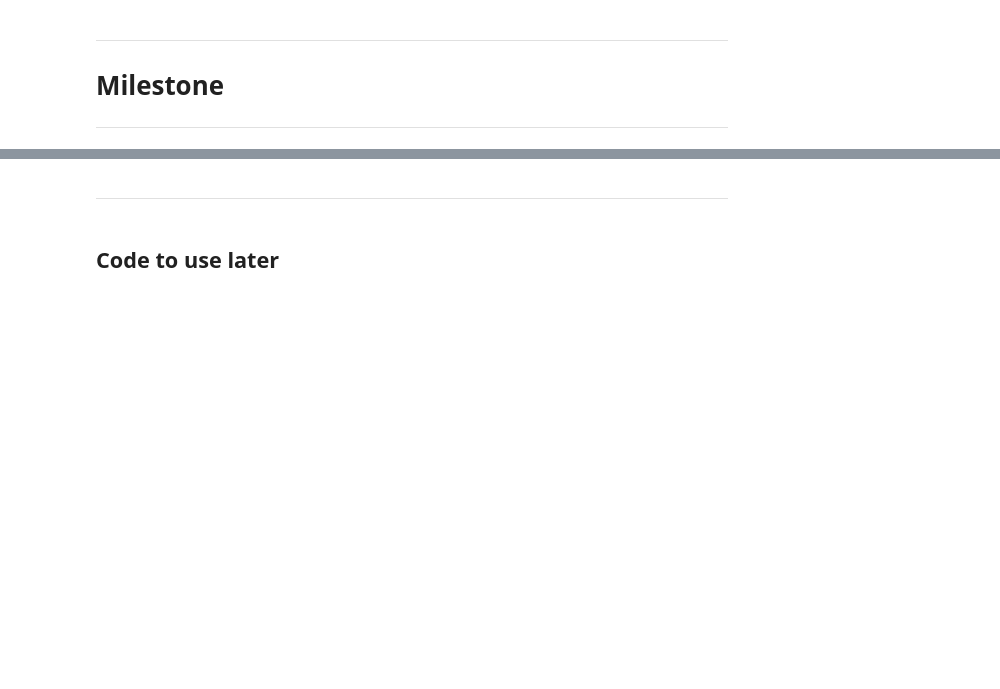
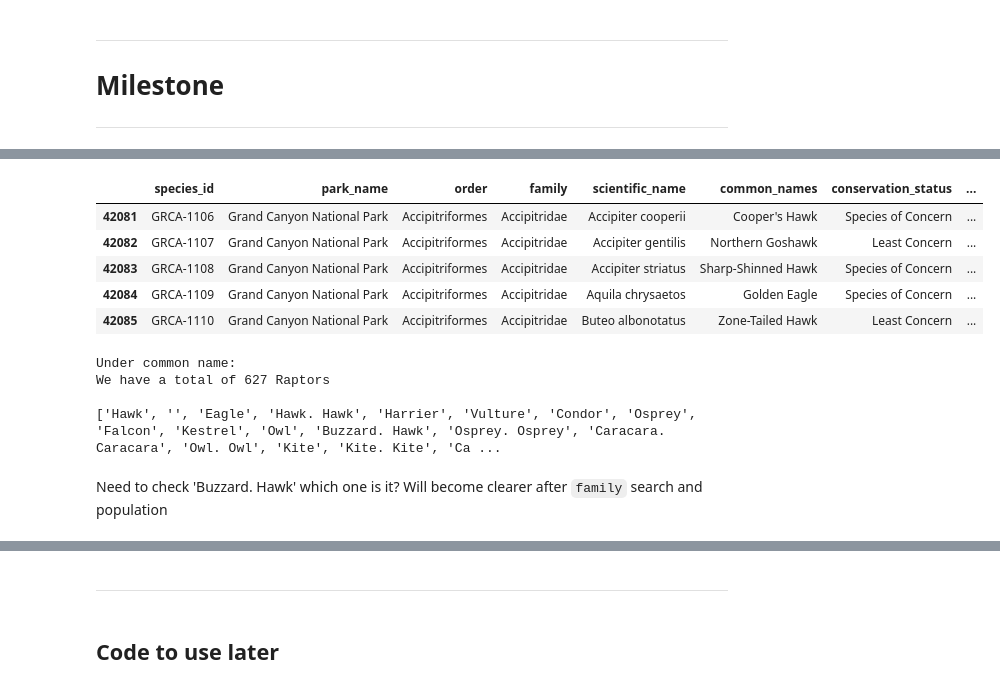
Before and after one commit to pineapple-bois/Biodiversity-In-National-Parks-Real-World, a Jupyter notebook: biodiversity.ipynb, the cells around one changed output, grey strips where cells are left out. Drawn from its saved outputs; the diff is of its cells as text; code cells hidden in the pictures; blank space fills up the shorter version.

```diff
--- a/biodiversity.ipynb
+++ b/biodiversity.ipynb
@@ -526,3 +535,24 @@ Create two new columns `raptor_common` and `raptor_sci_fam` appending value of l
 # %%
+# We do an exact match search
 sw_birds['raptor_common'] = sw_birds.common_names.str.findall('({0})'.format('|'.join(birds_of_prey)))
 sw_birds['raptor_common'] = sw_birds['raptor_common'].apply('. '.join)
+sw_birds.head()
+# %% [output]
+|  | species_id | park_name | order | family | scientific_name | common_names | conservation_status | ... |
+| 42081 | GRCA-1106 | Grand Canyon National Park | Accipitriformes | Accipitridae | Accipiter cooperii | Cooper's Hawk | Species of Concern | ... |
+| 42082 | GRCA-1107 | Grand Canyon National Park | Accipitriformes | Accipitridae | Accipiter gentilis | Northern Goshawk | Least Concern | ... |
+| 42083 | GRCA-1108 | Grand Canyon National Park | Accipitriformes | Accipitridae | Accipiter striatus | Sharp-Shinned Hawk | Species of Concern | ... |
+| 42084 | GRCA-1109 | Grand Canyon National Park | Accipitriformes | Accipitridae | Aquila chrysaetos | Golden Eagle | Species of Concern | ... |
+| 42085 | GRCA-1110 | Grand Canyon National Park | Accipitriformes | Accipitridae | Buteo albonotatus | Zone-Tailed Hawk | Least Concern | ... |
+# %%
+total_raptors_comm = sw_birds['raptor_common'].loc[sw_birds['raptor_common'] != ''].count()
+print(f"Under common name:\nWe have a total of {total_raptors_comm} Raptors\n")
+diff_com_types = sw_birds.raptor_common.unique().tolist()
+print(diff_com_types)
+# %% [output]
+Under common name:
+We have a total of 627 Raptors
+
+['Hawk', '', 'Eagle', 'Hawk. Hawk', 'Harrier', 'Vulture', 'Condor', 'Osprey', 'Falcon', 'Kestrel', 'Owl', 'Buzzard. Hawk', 'Osprey. Osprey', 'Caracara. Caracara', 'Owl. Owl', 'Kite', 'Kite. Kite', 'Ca ...
+# %% [markdown]
+Need to check 'Buzzard. Hawk' which one is it? Will become clearer after `family` search and population
```
Also changed, not shown: parts of 34 cells of this notebook, 1 other file.
